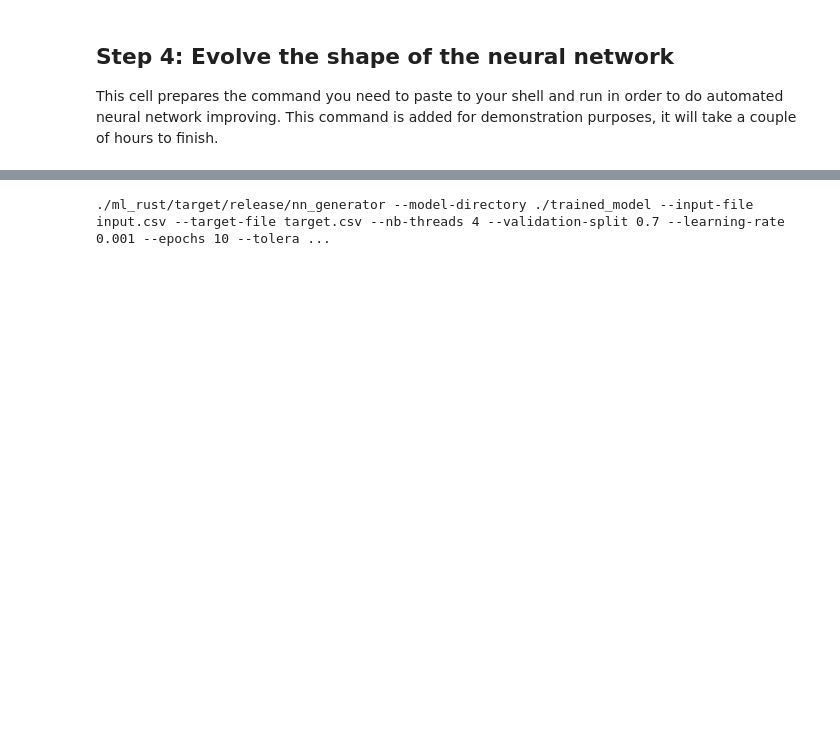
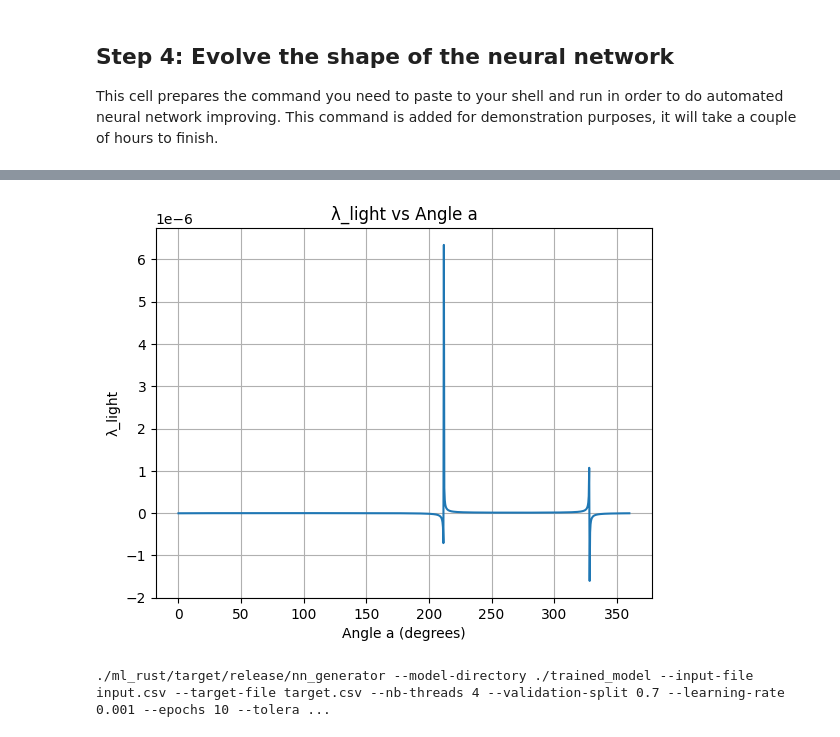
Before and after one commit to mpohl100/ml-jupyter-notebook, a Jupyter notebook: ml-demo.ipynb, the cells around one changed output, grey strips where cells are left out. Saved outputs shown, nothing was run; the diff lists cells and outputs as text; code cells hidden in the pictures; blank space fills up the shorter version.

```diff
--- a/ml-demo.ipynb
+++ b/ml-demo.ipynb
@@ -184,3 +269,33 @@ This command is added for demonstration purposes, it will take a couple of hours
+# %%
+import numpy as np
+import matplotlib.pyplot as plt
+
+# Constants
+c = 3.0e8        # speed of light (m/s)
+t = 1.0          # time (s)
+v = 4.0e8        # example value for v (must satisfy v^2 >= (c cos(a))^2)
+
+# Angle range: 0 to 360 degrees
+a_deg = np.linspace(0, 360, 1000)
+a = np.deg2rad(a_deg)  # convert to radians
+
+# Compute the square root term safely
+sqrt_term = np.sqrt(np.maximum(0, v**2 - (c * np.cos(a))**2))
+
+# Lambda_light equation
+denominator = c*t - (c*np.sin(a) + sqrt_term)*2*t
+lambda_light = 1.0 / denominator
+
+# Plot
+plt.figure()
+plt.plot(a_deg, lambda_light)
+plt.xlabel("Angle a (degrees)")
+plt.ylabel("λ_light")
+plt.title("λ_light vs Angle a")
+plt.grid(True)
+plt.show()
+# %% [output]
+[figure, added]
 # %%
 # Define parameters for `nn_generator`
 model_directory = "./trained_model"
```
Also changed, not shown: parts of 4 cells of this notebook, 2 other files.
